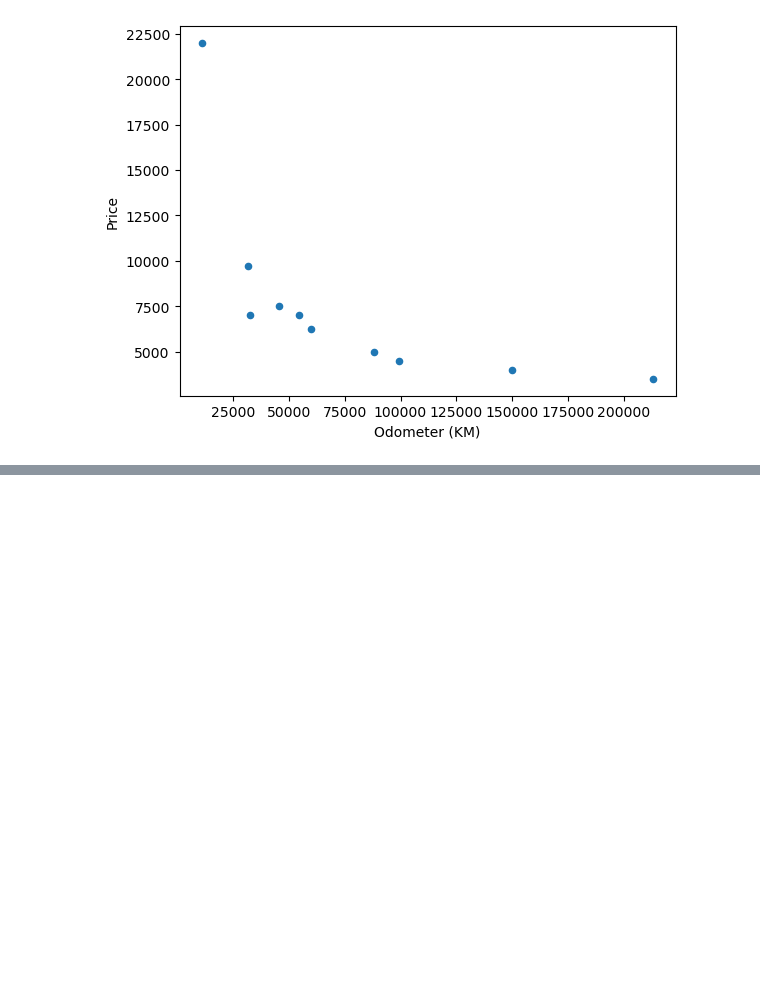
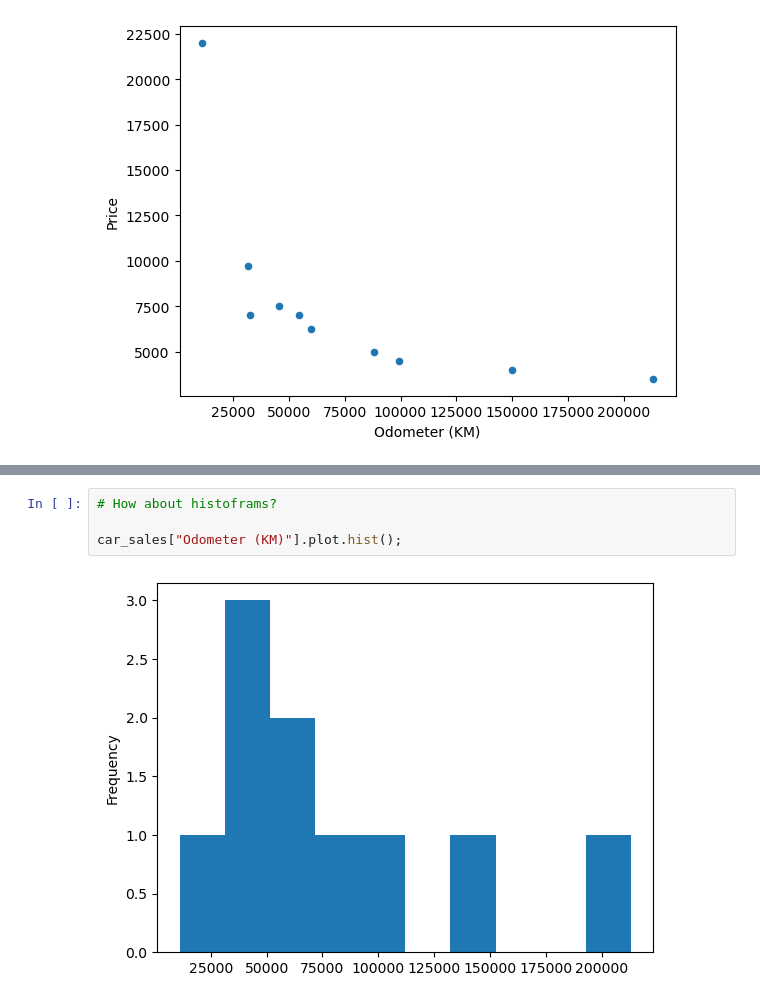
Before and after one commit to sakurabayusuke/DataScienceBootcamp2022_SampleProject, a Jupyter notebook: introduction to matplotlib.ipynb, the cells around one changed output, grey strips where cells are left out. Drawn from its saved outputs; the diff is of its cells as text; blank space fills up the shorter version.

```diff
--- a/introduction to matplotlib.ipynb
+++ b/introduction to matplotlib.ipynb
@@ -265,0 +314,6 @@ car_sales.plot(x="Odometer (KM)", y="Price", kind="scatter");
+# %%
+# How about histoframs?
+
+car_sales["Odometer (KM)"].plot.hist();
+# %% [output]
+[figure, added]
```
Also changed, not shown: parts of 34 cells of this notebook.
